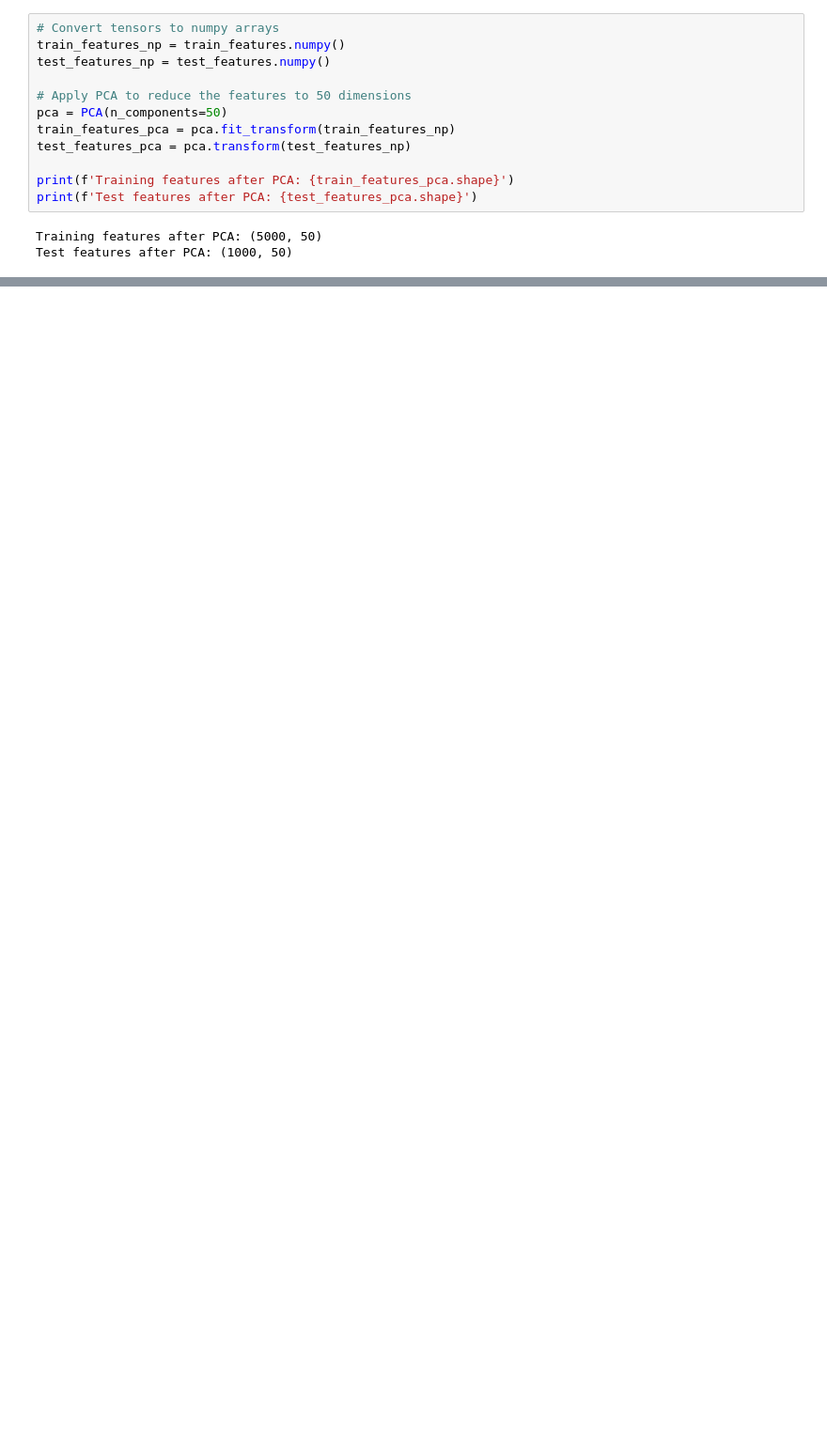
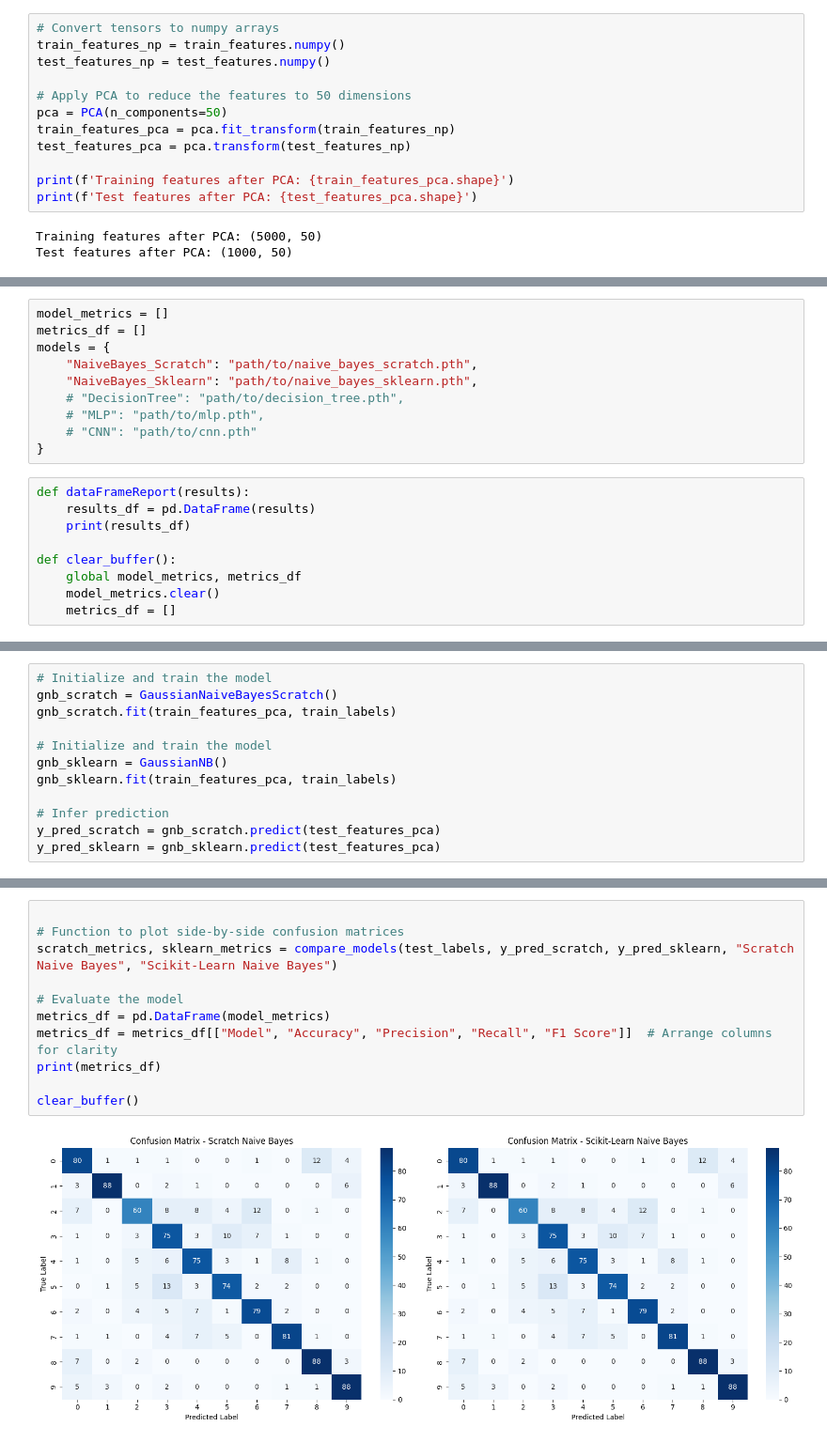
Before and after one commit to Dom-Isbis/ImageClassificationCIFAR-10, a Jupyter notebook: COMP472_CIFAR_10_Image_Classification.ipynb, the cells around one changed output, grey strips where cells are left out. Shown at 94% size. Cells and saved outputs as stored; diff of their text form; blank space fills up the shorter version.

Commit message:
Implemented Naive Bayes on CIFAR-10 dataset

```diff
--- a/COMP472_CIFAR_10_Image_Classification.ipynb
+++ b/COMP472_CIFAR_10_Image_Classification.ipynb
@@ -114,0 +118,19 @@ Test features after PCA: (1000, 50)
+# %%
+model_metrics = []
+metrics_df = []
+models = {
+    "NaiveBayes_Scratch": "path/to/naive_bayes_scratch.pth",
+    "NaiveBayes_Sklearn": "path/to/naive_bayes_sklearn.pth",
+    # "DecisionTree": "path/to/decision_tree.pth",
+    # "MLP": "path/to/mlp.pth",
+    # "CNN": "path/to/cnn.pth"
+}
+# %%
+def dataFrameReport(results):
+    results_df = pd.DataFrame(results)
+    print(results_df)
+
+def clear_buffer():
+    global model_metrics, metrics_df
+    model_metrics.clear()
+    metrics_df = []
@@ -114,0 +249,12 @@ Test features after PCA: (1000, 50)
+# %%
+# Initialize and train the model
+gnb_scratch = GaussianNaiveBayesScratch()
+gnb_scratch.fit(train_features_pca, train_labels)
+
+# Initialize and train the model
+gnb_sklearn = GaussianNB()
+gnb_sklearn.fit(train_features_pca, train_labels)
+
+# Infer prediction
+y_pred_scratch = gnb_scratch.predict(test_features_pca)
+y_pred_sklearn = gnb_sklearn.predict(test_features_pca)
@@ -114,0 +263,13 @@ Test features after PCA: (1000, 50)
+# %%
+
+# Function to plot side-by-side confusion matrices
+scratch_metrics, sklearn_metrics = compare_models(test_labels, y_pred_scratch, y_pred_sklearn, "Scratch Naive Bayes", "Scikit-Learn Naive Bayes")
+
+# Evaluate the model
+metrics_df = pd.DataFrame(model_metrics)
+metrics_df = metrics_df[["Model", "Accuracy", "Precision", "Recall", "F1 Score"]]  # Arrange columns for clarity
+print(metrics_df)
+
+clear_buffer()
+# %% [output]
+[figure, added]
```
Also changed, not shown: parts of 10 cells of this notebook, 1 other file.
